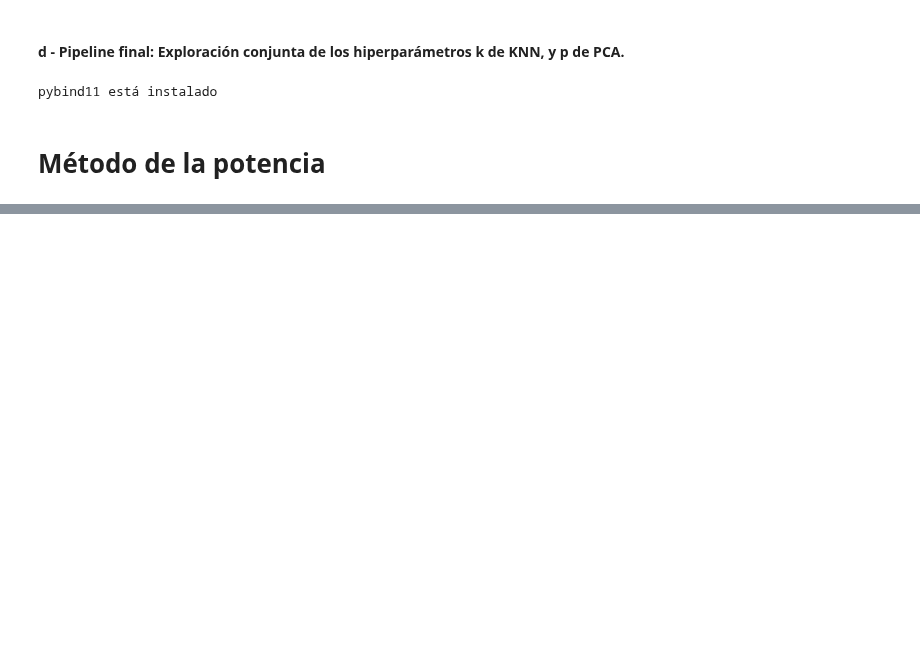
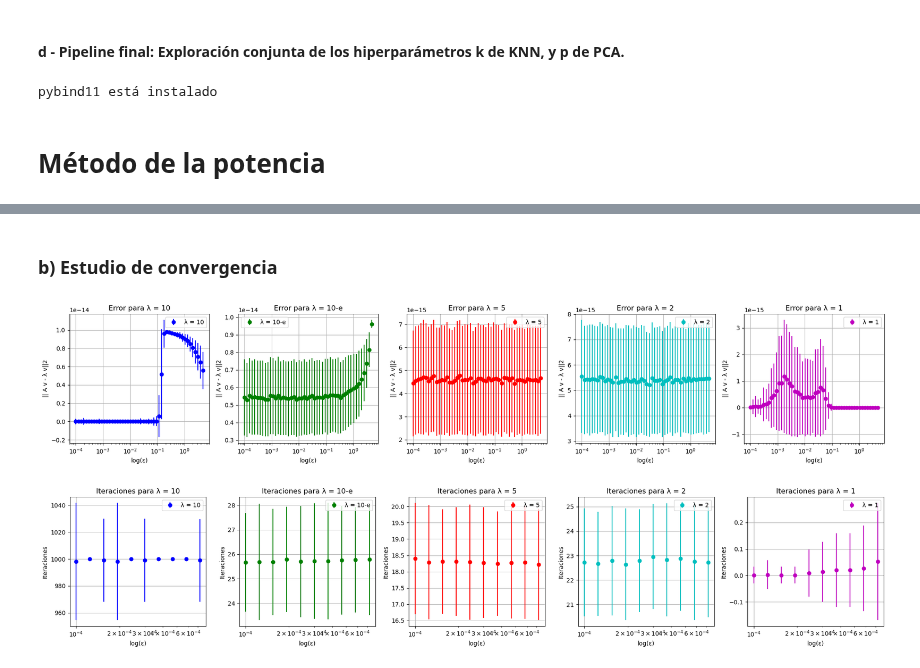
Before and after one commit to agFrenk/Metodos-TP, a Jupyter notebook: TP2/resolucion.ipynb, the cells around one changed output, grey strips where cells are left out. Drawn from its saved outputs; the diff is of its cells as text; code cells hidden in the pictures; blank space fills up the shorter version.

Commit message:
integracion c++ y python, experimetnacion y verificacion del metodo de la potencia

```diff
--- a/TP2/resolucion.ipynb
+++ b/TP2/resolucion.ipynb
@@ -309,0 +345,79 @@ pybind11 está instalado
+# %% [markdown]
+### b) Estudio de convergencia
+# %%
+def convergencia(niter):
+    reps = range(niter)
+
+    v_epsilon = np.logspace(-4, 0.68, endpoint=True)
+    eigenvalues = ["10", "10-e", "5", "2", "1"]
+    errors_global = []
+    niters_global = []
+    std_niters_global = []
+    std_errors_global = []
+    for e in v_epsilon:
+        eigen_errors = []
+        eigen_niters = []
+
+        for r in reps:
+            D = np.diag([10, 10-e, 5, 2, 1]).astype(np.float64)
+            v = 4*np.random.randn(D.shape[0], 1)
+            v = v / np.linalg.norm(v)
+
+            # Matriz de Householder
+            B = np.eye(D.shape[0]) - 2 * (v @ v.T)
+
+            # Matriz a diagonalizar
+            M = B.T @ D @ B
+            l, V, errors, niters = desglosar(metnum.power_iteration_deflation(M,5, niter, 1e-7))
+
+            eigen_errors.append(errors)
+            eigen_niters.append(niters)
+        mean_errors = np.mean(np.array(eigen_errors), axis=0)
+        mean_niters = np.mean(np.array(eigen_niters), axis=0)
+
+        std_errors = np.std(np.array(eigen_errors), axis=0)
+        std_niters = np.std(np.array(eigen_niters), axis=0)
+
+        errors_global.append(mean_errors)
+        niters_global.append(mean_niters)
+        std_errors_global.append(std_errors)
+        std_niters_global.append(std_niters)
+
+
+    errors_global = np.array(errors_global).T # lambda filas, epsilon columna
+    niters_global = np.array(niters_global).T
+    std_errors_global = np.array(std_errors_global).T
+    std_niters_global = np.array(std_niters_global).T
+
+    colors = ['b', 'g', 'r', 'c', 'm']
+    fig, axs = plt.subplots(nrows=1, ncols=5, figsize=(20, 4))
+    for i in range(5):
+        axs[i].errorbar(v_epsilon, errors_global[i], yerr=std_errors_global[i], fmt='o', label="λ = " + eigenvalues[i], color=colors[i])
+        axs[i].set_title(f'Error para λ = {eigenvalues[i]}')
+        axs[i].set_xlabel("log(ε)")
+        axs[i].set_ylabel("|| A v - λ v||2")
+        axs[i].set_xscale('log')
+        axs[i].legend()
+        axs[i].grid(True)
+    plt.tight_layout()
+    plt.savefig('error_metodo_deflacion.png')
+    plt.show()
+
+    # Crear subplots para iteraciones
+    fig, axs = plt.subplots(nrows=1, ncols=5, figsize=(20, 4))
+    for i in range(5):
+        axs[i].errorbar(v_epsilon[:10], niters_global[i][:10], yerr=std_niters_global[i][:10], fmt='o', label="λ = " + eigenvalues[i], color=colors[i])
+        axs[i].set_title(f'Iteraciones para λ = {eigenvalues[i]}')
+        axs[i].set_xlabel("log(ε)")
+        axs[i].set_ylabel("Iteraciones")
+        axs[i].set_xscale('log')
+        axs[i].legend()
+        axs[i].grid(True)
+    plt.tight_layout()
+    plt.savefig('iteraciones_metodo_deflacion.png')
+    plt.show()
+
+convergencia(100)
+# %% [output]
+[figure, added]
+[figure, added]
```
Also changed, not shown: parts of 18 cells of this notebook, 10 other files.
